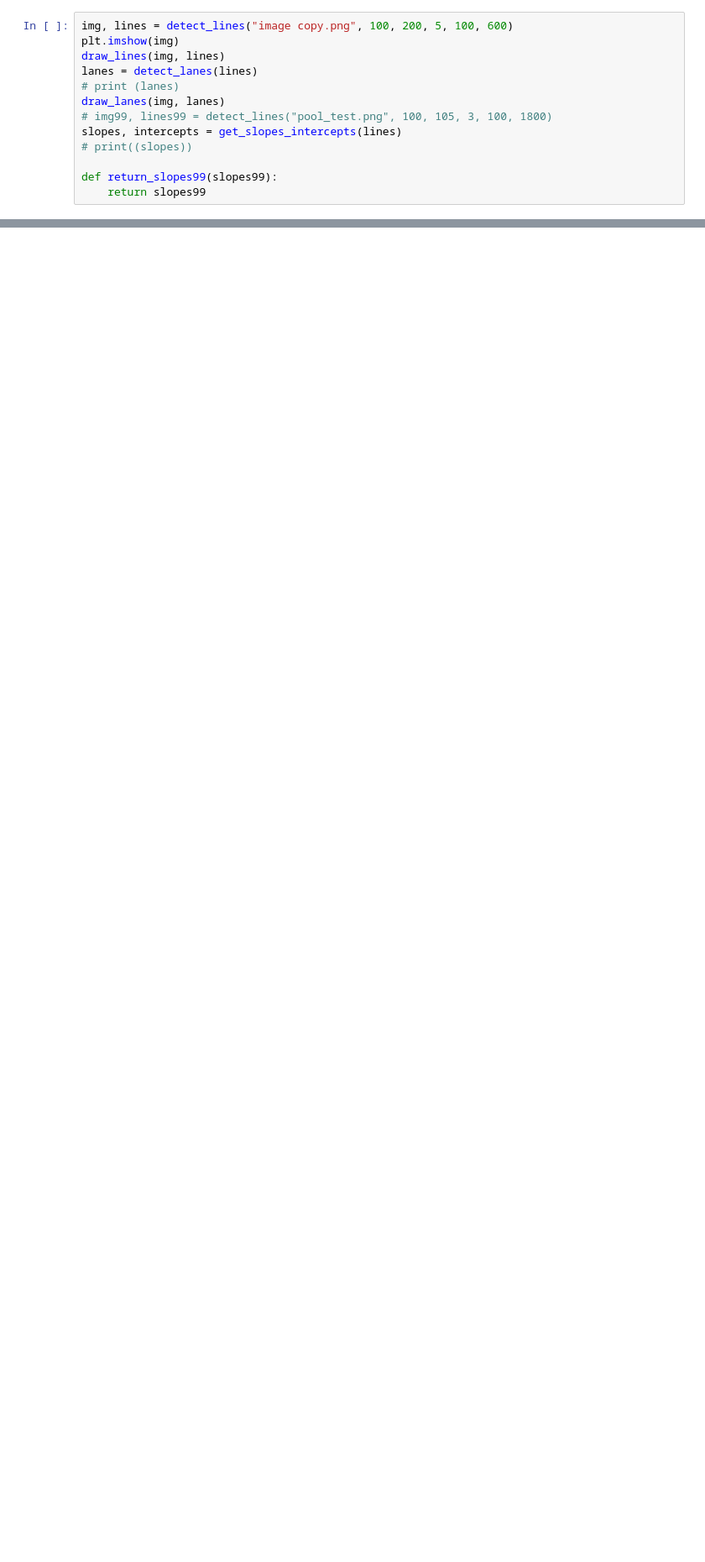
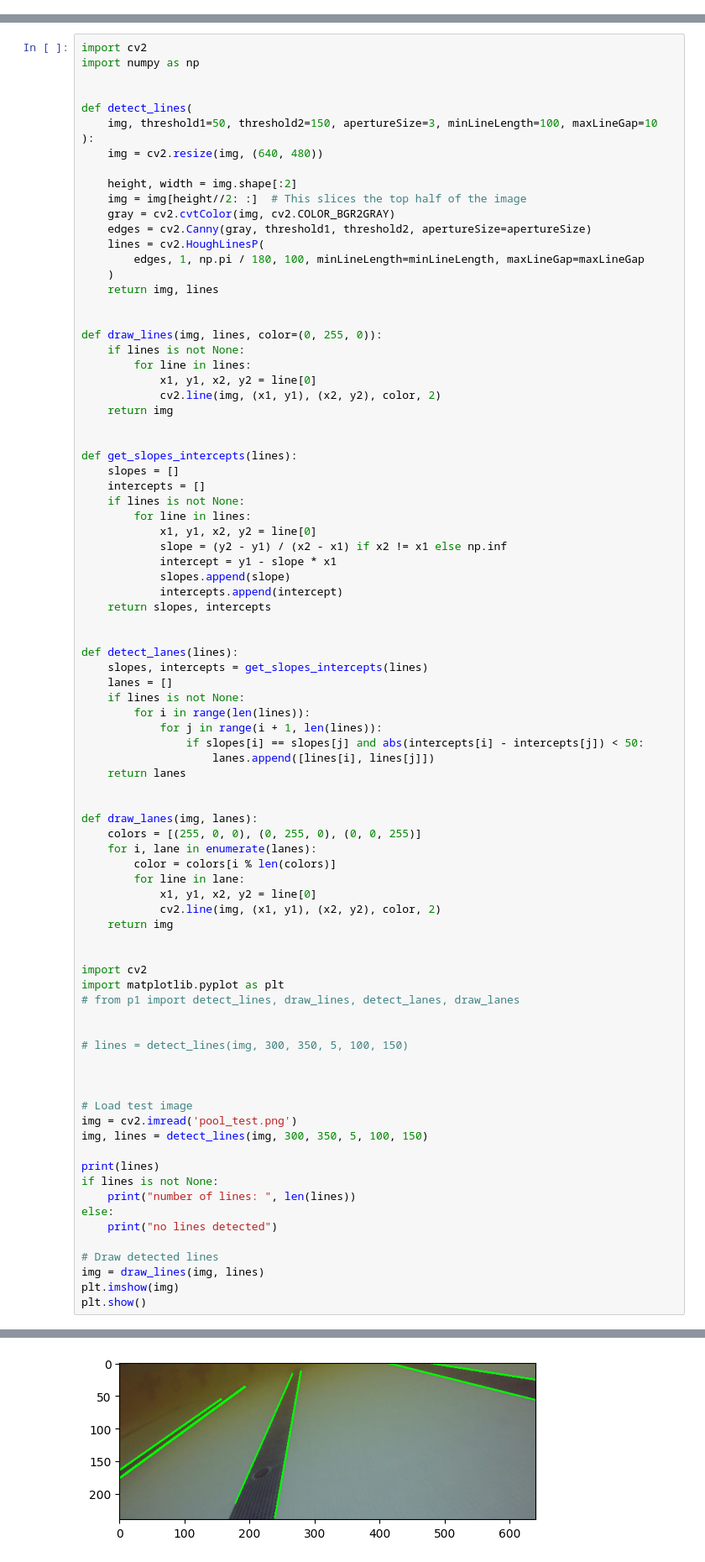
Before and after one commit to Broswei/cv-intro, a Jupyter notebook: testingagain.ipynb, the cells around one changed output, grey strips where cells are left out. Shown: that part at 84% size. Drawn from its saved outputs; the diff is of its cells as text; blank space fills up the shorter version.

```diff
--- a/testingagain.ipynb
+++ b/testingagain.ipynb
@@ -103,13 +112,0 @@ TypeError: 'NoneType' object is not iterable
-# %%
-img, lines = detect_lines("image copy.png", 100, 200, 5, 100, 600)
-plt.imshow(img)
-draw_lines(img, lines)
-lanes = detect_lanes(lines)
-# print (lanes)
-draw_lanes(img, lanes)
-# img99, lines99 = detect_lines("pool_test.png", 100, 105, 3, 100, 1800)
-slopes, intercepts = get_slopes_intercepts(lines)
-# print((slopes))
-
-def return_slopes99(slopes99):
-    return slopes99
@@ -121,3 +116,89 @@ def return_slopes99(slopes99):
 # lanes = detect_lanes(lines)
 # print (lanes)
 # #draw_lanes(img, lanes)
+# %%
+import cv2
+import numpy as np
+
+
+def detect_lines(
+    img, threshold1=50, threshold2=150, apertureSize=3, minLineLength=100, maxLineGap=10
+):
+    img = cv2.resize(img, (640, 480))
+
+    height, width = img.shape[:2]
+    img = img[height//2: :]  # This slices the top half of the image
+    gray = cv2.cvtColor(img, cv2.COLOR_BGR2GRAY)
+    edges = cv2.Canny(gray, threshold1, threshold2, apertureSize=apertureSize)
+    lines = cv2.HoughLinesP(
+        edges, 1, np.pi / 180, 100, minLineLength=minLineLength, maxLineGap=maxLineGap
+    )
+    return img, lines
+
+
+def draw_lines(img, lines, color=(0, 255, 0)):
+    if lines is not None:
+        for line in lines:
+            x1, y1, x2, y2 = line[0]
+            cv2.line(img, (x1, y1), (x2, y2), color, 2)
+    return img
+
+
+def get_slopes_intercepts(lines):
+    slopes = []
+    intercepts = []
+    if lines is not None:
+        for line in lines:
+            x1, y1, x2, y2 = line[0]
+            slope = (y2 - y1) / (x2 - x1) if x2 != x1 else np.inf
+            intercept = y1 - slope * x1
+            slopes.append(slope)
+            intercepts.append(intercept)
+    return slopes, intercepts
+
+
+def detect_lanes(lines):
+    slopes, intercepts = get_slopes_intercepts(lines)
+    lanes = []
+    if lines is not None:
+        for i in range(len(lines)):
+            for j in range(i + 1, len(lines)):
+                if slopes[i] == slopes[j] and abs(intercepts[i] - intercepts[j]) < 50:
+                    lanes.append([lines[i], lines[j]])
+    return lanes
+
+
+def draw_lanes(img, lanes):
+    colors = [(255, 0, 0), (0, 255, 0), (0, 0, 255)]
+    for i, lane in enumerate(lanes):
+        color = colors[i % len(colors)]
+        for line in lane:
+            x1, y1, x2, y2 = line[0]
+            cv2.line(img, (x1, y1), (x2, y2), color, 2)
+    return img
+
+
+import cv2
+import matplotlib.pyplot as plt
+# from p1 import detect_lines, draw_lines, detect_lanes, draw_lanes
+
+
+# lines = detect_lines(img, 300, 350, 5, 100, 150)
+
+
+
+# Load test image
+img = cv2.imread('pool_test.png')
+img, lines = detect_lines(img, 300, 350, 5, 100, 150)
+
+print(lines)
+if lines is not None:
+    print("number of lines: ", len(lines))
+else:
+    print("no lines detected")
+
+# Draw detected lines
+img = draw_lines(img, lines)
+plt.imshow(img)
+plt.show()
+# %% [output]
@@ -123,0 +206 @@ def return_slopes99(slopes99):
+[figure, added]
```
Also changed, not shown: parts of 4 cells of this notebook, 1 other file.
